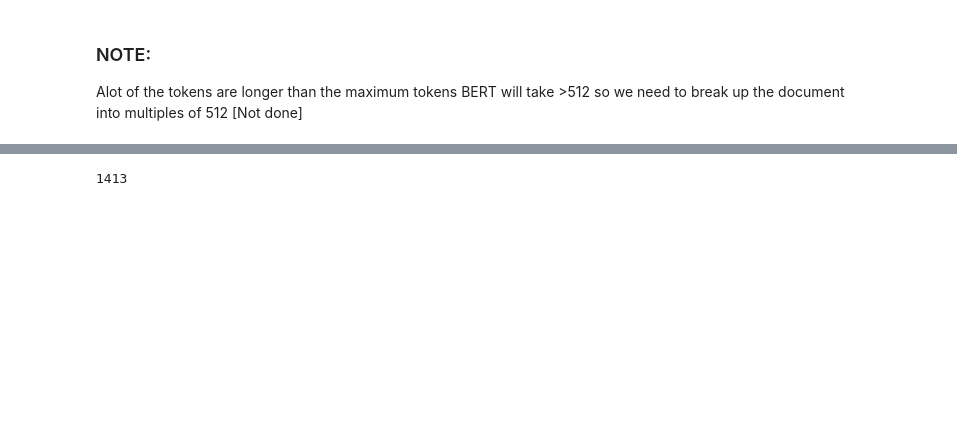
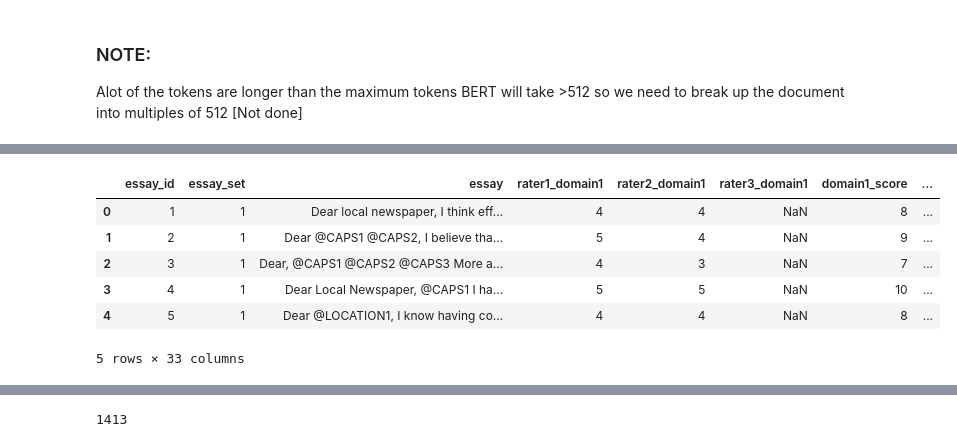
Before and after one commit to thomasbowes/MAST30034-FINAL-PROJECT, a Jupyter notebook: Word Tokenisations/BERT/[1.4] BERT_Tokenization-Copy1.ipynb, the cells around one changed output, grey strips where cells are left out. Drawn from its saved outputs; the diff is of its cells as text; code cells hidden in the pictures; blank space fills up the shorter version.

```diff
--- a/Word Tokenisations/BERT/[1.4] BERT_Tokenization-Copy1.ipynb
+++ b/Word Tokenisations/BERT/[1.4] BERT_Tokenization-Copy1.ipynb
@@ -82,0 +283,11 @@ Token indices sequence length is longer than the specified maximum sequence leng
+# %%
+def encode_tok(cell, num_bert_model):
+    enc_ls = []
+    # possible error from setting 512 here
+    for i in range(num_bert_model):
+        enc_ls.append(tokenizer.encode_plus(text=cell[i], add_special_tokens=True, max_length=512,
+                              pad_to_max_length = True, return_attention_mask=True, return_tensors="pt"))
+
+    return enc_ls
+# %%
+essay_1.loc[:,"encoded"] = essay_1["doc_split"].apply(lambda x: encode_tok(x, math.ceil(max(essay_1.doc_len_raw)/510)))
@@ -82,0 +399,5 @@ Token indices sequence length is longer than the specified maximum sequence leng
+# %%
+def ext_first(cell):
+    return cell[0]
+# %%
+essay_1.loc[:,"first_510"] = essay_1["doc_split"].apply(lambda x: ext_first(x))
@@ -82,0 +415,10 @@ Token indices sequence length is longer than the specified maximum sequence leng
+# %%
+essay_1.head()
+# %% [output]
+|  | essay_id | essay_set | essay | rater1_domain1 | rater2_domain1 | rater3_domain1 | domain1_score | ... |
+| 0 | 1 | 1 | Dear local newspaper, I think eff... | 4 | 4 | NaN | 8 | ... |
+| 1 | 2 | 1 | Dear @CAPS1 @CAPS2, I believe tha... | 5 | 4 | NaN | 9 | ... |
+| 2 | 3 | 1 | Dear, @CAPS1 @CAPS2 @CAPS3 More a... | 4 | 3 | NaN | 7 | ... |
+| 3 | 4 | 1 | Dear Local Newspaper, @CAPS1 I ha... | 5 | 5 | NaN | 10 | ... |
+| 4 | 5 | 1 | Dear @LOCATION1, I know having co... | 4 | 4 | NaN | 8 | ... |
+5 rows × 33 columns
```
Also changed, not shown: parts of 48 cells of this notebook.
